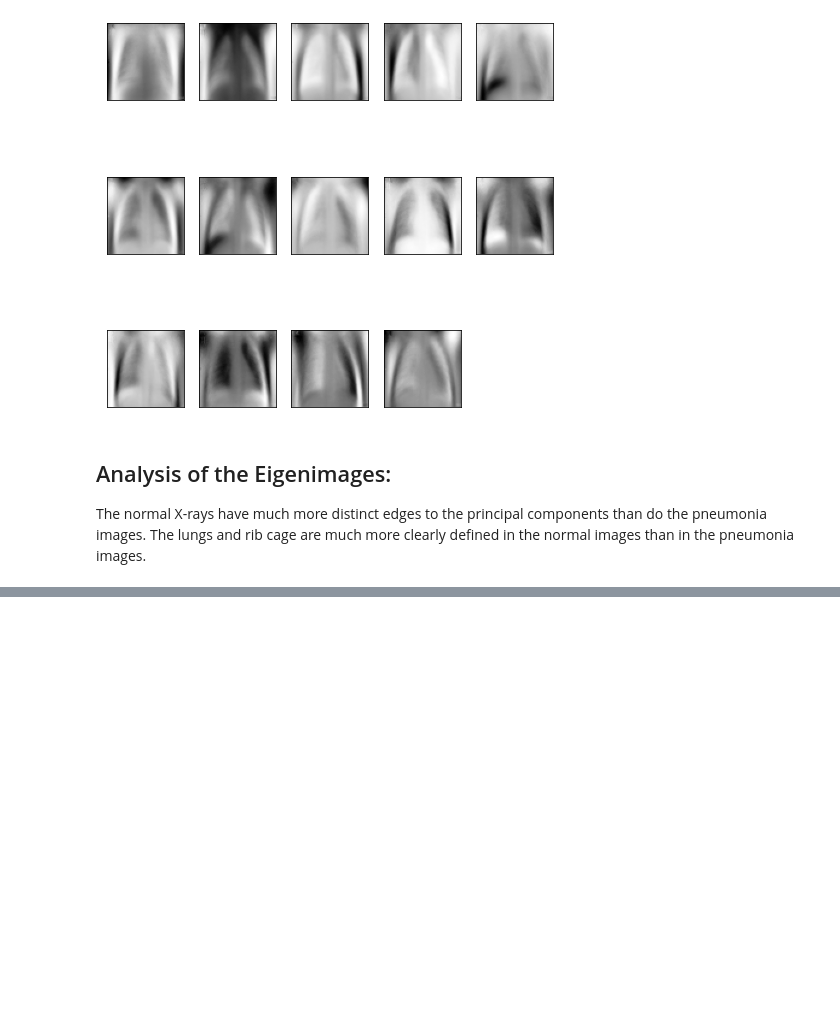
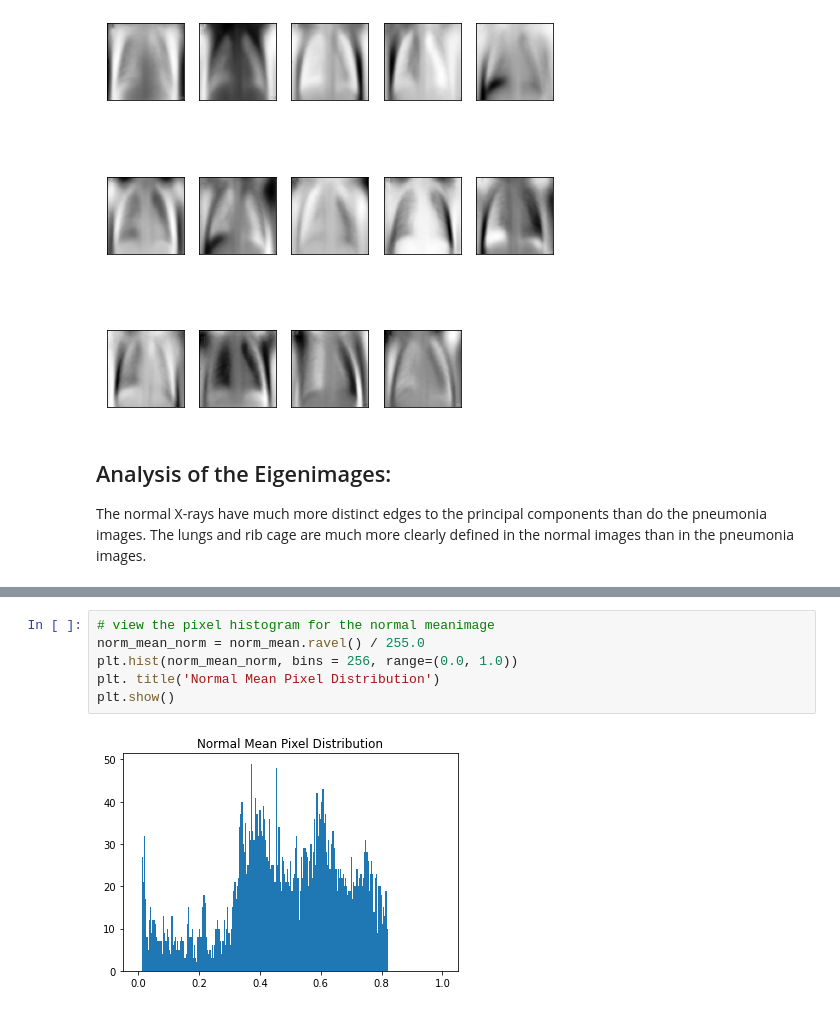
Before and after one commit to dagartga/Chest_X-Ray_Pneumonia_Classifier, a Jupyter notebook: chest-x-ray-pneumonia-eda.ipynb, the cells around one changed output, grey strips where cells are left out. Drawn from its saved outputs; the diff is of its cells as text; blank space fills up the shorter version.

```diff
--- a/chest-x-ray-pneumonia-eda.ipynb
+++ b/chest-x-ray-pneumonia-eda.ipynb
@@ -280,0 +274,8 @@ The normal X-rays have much more distinct edges to the principal components than
+# %%
+# view the pixel histogram for the normal meanimage
+norm_mean_norm = norm_mean.ravel() / 255.0
+plt.hist(norm_mean_norm, bins = 256, range=(0.0, 1.0))
+plt. title('Normal Mean Pixel Distribution')
+plt.show()
+# %% [output]
+[figure, added]
```
Also changed, not shown: parts of 15 cells of this notebook.
